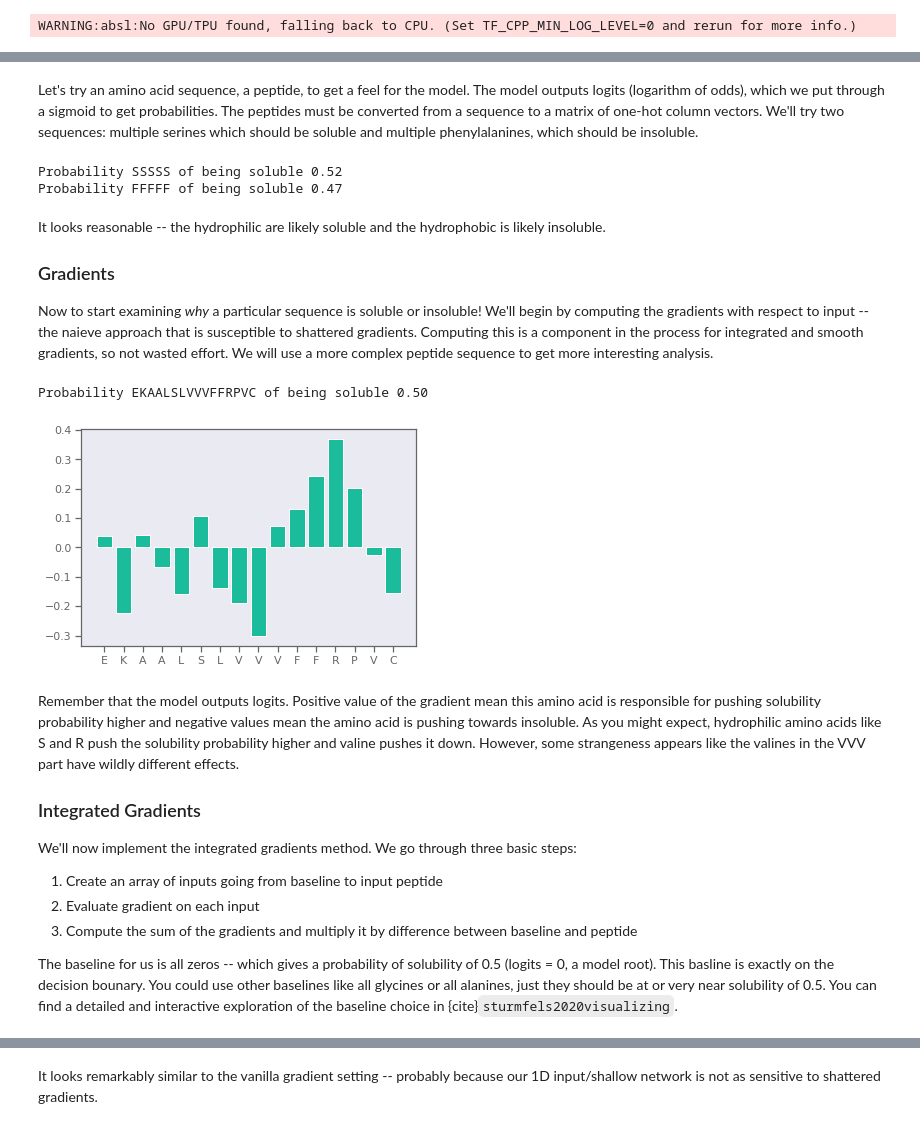
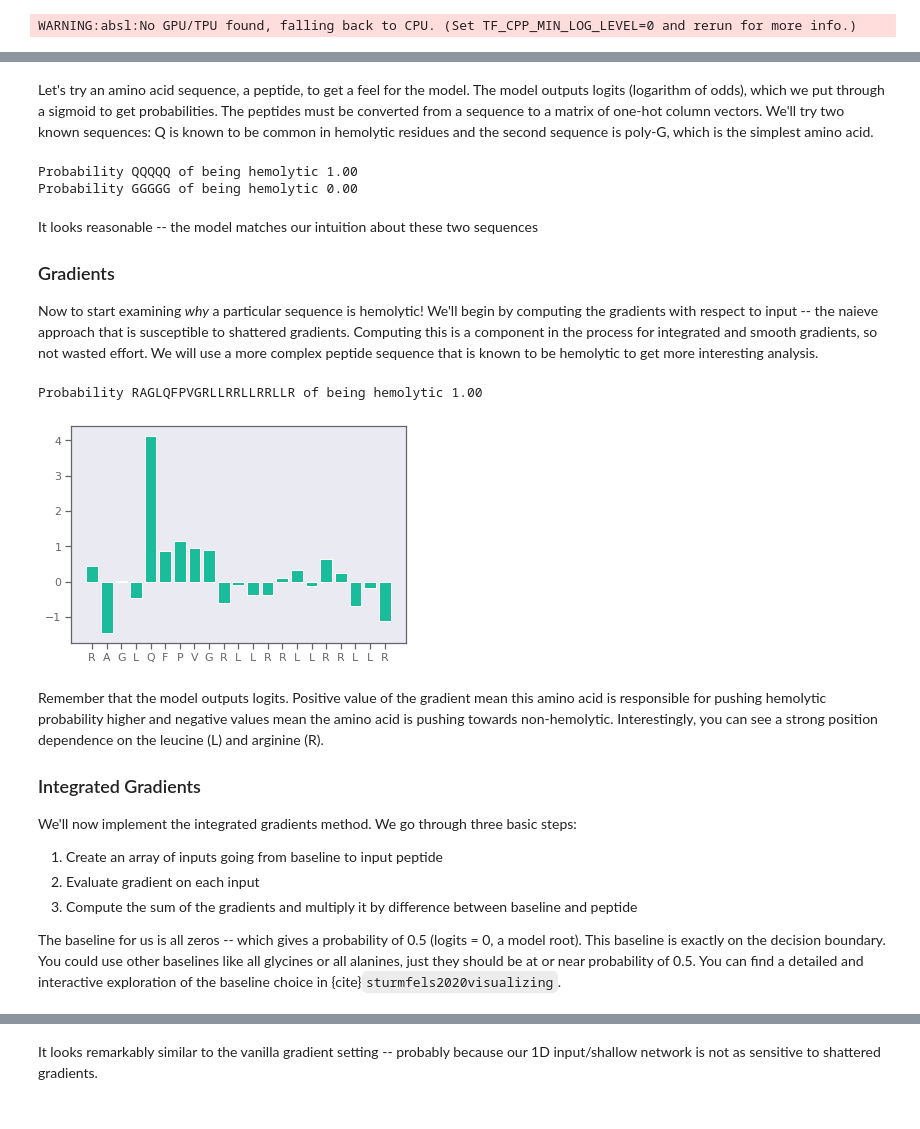
Before and after one commit to whitead/dmol-book, a Jupyter notebook: dl/xai.ipynb, the cells around one changed output, grey strips where cells are left out. Drawn from its saved outputs; the diff is of its cells as text; code cells hidden in the pictures.

```diff
--- a/dl/xai.ipynb
+++ b/dl/xai.ipynb
@@ -237,13 +240,14 @@ def accuracy_fn(params, x, y):
     return jnp.mean((logits >= 0) * y + (logits < 0) * (1 - y))
 # %%
 rng = jax.random.PRNGKey(0)
-xi, yi = ohfeatures[:16], labels[:16]
+xi, yi = features[:batch_size], labels[:batch_size]
 params = model.init(rng, xi)
 
-opt_init, opt_update, get_params = opt.adam(1e-3)
+opt_init, opt_update, get_params = opt.adam(1e-2)
 opt_state = opt_init(params)
 
 @jax.jit
+
 def update(step, opt_state, x, y):
     value, grads = jax.value_and_grad(loss_fn)(get_params(opt_state), x, y)
     opt_state = opt_update(step, grads, opt_state)
@@ -253,7 +257,9 @@ WARNING:absl:No GPU/TPU found, falling back to CPU. (Set TF_CPP_MIN_LOG_LEVEL=0
 # %%
 epochs = 32
 for e in range(epochs):
+    avg_v = 0
     for i, (xi, yi) in enumerate(train_data):
-        value, opt_state = update(i, opt_state, xi.numpy(), yi.numpy())
+        v, opt_state = update(i, opt_state, xi.numpy(), yi.numpy())
+        avg_v += v
 opt_params = get_params(opt_state)
 # %% [markdown]
@@ -268,24 +274,24 @@ print(jnp.mean(np.array(acc)))
 # %% [markdown]
-Let's try an amino acid sequence, a peptide, to get a feel for the model. The model outputs logits (logarithm of odds), which we put through a sigmoid to get probabilities. The peptides must be converted from a sequence to a matrix of one-hot column vectors. We'll try two sequences: multiple serines which should be soluble and multiple phenylalanines, which should be insoluble.
+Let's try an amino acid sequence, a peptide, to get a feel for the model. The model outputs logits (logarithm of odds), which we put through a sigmoid to get probabilities. The peptides must be converted from a sequence to a matrix of one-hot column vectors. We'll try two known sequences: Q is known to be common in hemolytic residues and the second sequence is poly-G, which is the simplest amino acid.
 # %%
-s = 'SSSSS'
+s = 'QQQQQ'
 sm = array2oh(seq2array(s))
-sol_prob = solubility_prob(opt_params, sm)
-print(f'Probability {s} of being soluble {sol_prob:.2f}')
+p = hemolytic_prob(opt_params, sm)
+print(f'Probability {s} of being hemolytic {p:.2f}')
 
-s = 'FFFFF'
+s = 'GGGGG'
 sm = array2oh(seq2array(s))
-sol_prob = solubility_prob(opt_params, sm)
-print(f'Probability {s} of being soluble {sol_prob:.2f}')
+p = hemolytic_prob(opt_params, sm)
+print(f'Probability {s} of being hemolytic {p:.2f}')
 # %% [output]
-Probability SSSSS of being soluble 0.52
-Probability FFFFF of being soluble 0.47
+Probability QQQQQ of being hemolytic 1.00
+Probability GGGGG of being hemolytic 0.00
 # %% [markdown]
-It looks reasonable -- the hydrophilic are likely soluble and the hydrophobic is likely insoluble.
+It looks reasonable -- the model matches our intuition about these two sequences
 
 ### Gradients
 
-Now to start examining *why* a particular sequence is soluble or insoluble! We'll begin by computing the gradients with respect to input -- the naieve approach that is susceptible to shattered gradients. Computing this is a component in the process for integrated and smooth gradients, so not wasted effort. We will use a more complex peptide sequence to get more interesting analysis.
+Now to start examining *why* a particular sequence is hemolytic! We'll begin by computing the gradients with respect to input -- the naieve approach that is susceptible to shattered gradients. Computing this is a component in the process for integrated and smooth gradients, so not wasted effort. We will use a more complex peptide sequence that is known to be hemolytic to get more interesting analysis.
 # %%
 def plot_grad(g, s, ax=None):
     #g = np.array(g)
@@ -300,20 +306,20 @@ def plot_grad(g, s, ax=None):
     ax.set_xticks(range(len(s)))
     ax.set_xticklabels(s)
 # %%
-s = 'EKAALSLVVVFFRPVC'
+s = 'RAGLQFPVGRLLRRLLRRLLR'
 sm = array2oh(seq2array(s))
-sol_prob = solubility_prob(opt_params, sm)
-print(f'Probability {s} of being soluble {sol_prob:.2f}')
+p = hemolytic_prob(opt_params, sm)
+print(f'Probability {s} of being hemolytic {p:.2f}')
 # %% [output]
-Probability EKAALSLVVVFFRPVC of being soluble 0.50
+Probability RAGLQFPVGRLLRRLLRRLLR of being hemolytic 1.00
 # %%
-g = jax.grad(model.apply,1)(opt_params, sm)
+gradient = jax.grad(lambda s: jnp.squeeze(model.apply(opt_params, s)), 0)
+g = gradient(sm)
 plot_grad(g, s)
 # %% [output]
-[figure, old version]
+[figure, new version]
 # %% [markdown]
-Remember that the model outputs logits. Positive value of the gradient mean this amino acid is responsible for pushing solubility probability higher and negative values mean the amino acid is pushing towards insoluble. As you might expect, hydrophilic amino acids like S and R push the solubility probability higher and valine pushes it
-down. However, some strangeness appears like the valines in the VVV part have wildly different effects.
+Remember that the model outputs logits. Positive value of the gradient mean this amino acid is responsible for pushing hemolytic probability higher and negative values mean the amino acid is pushing towards non-hemolytic. Interestingly, you can see a strong position dependence on the leucine (L) and arginine (R).
 
 ### Integrated Gradients
 
@@ -323,7 +329,7 @@ We'll now implement the integrated gradients method. We go through three basic s
 2. Evaluate gradient on each input
 3. Compute the sum of the gradients and multiply it by difference between baseline and peptide
 
-The baseline for us is all zeros -- which gives a probability of solubility of 0.5 (logits = 0, a model root). This basline is exactly on the decision bounary. You could use other baselines like all glycines or all alanines, just they should be at or very near solubility of 0.5. You can find a detailed and interactive exploration of the baseline choice in {cite}`sturmfels2020visualizing`.
+The baseline for us is all zeros -- which gives a probability of 0.5 (logits = 0, a model root). This baseline is exactly on the decision boundary. You could use other baselines like all glycines or all alanines, just they should be at or near probability of 0.5. You can find a detailed and interactive exploration of the baseline choice in {cite}`sturmfels2020visualizing`.
 # %%
 def integrated_gradients(sm, N):
     baseline = jnp.zeros((1, L, 21))
```
Also changed, not shown: parts of 26 cells of this notebook, 2 other files.
